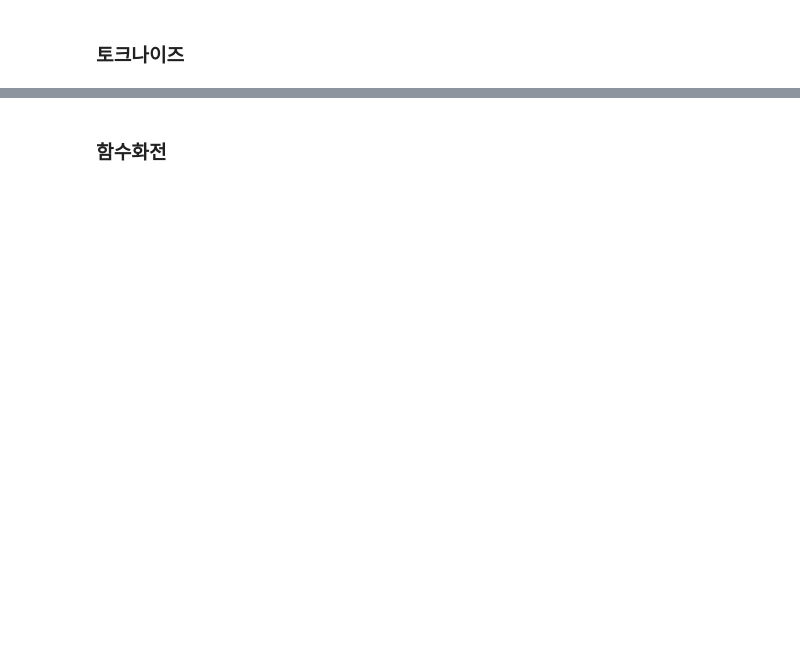
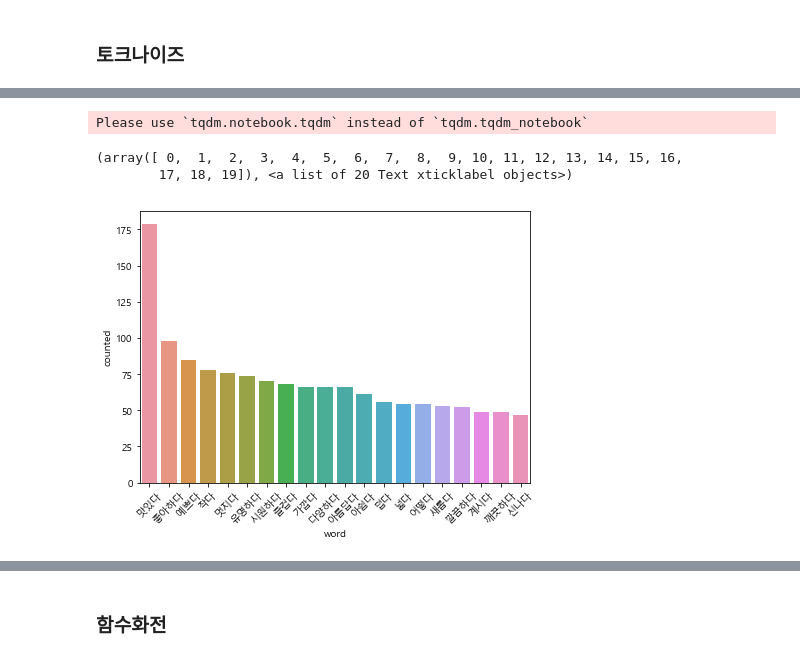
Before and after one commit to starlidust/blogcrawling, a Jupyter notebook: New 함수(no API).ipynb, the cells around one changed output, grey strips where cells are left out. Saved outputs shown, nothing was run; the diff lists cells and outputs as text; code cells hidden in the pictures; blank space fills up the shorter version.

```diff
--- a/New 함수(no API).ipynb
+++ b/New 함수(no API).ipynb
@@ -308,0 +325,35 @@ plt.show()
+# %%
+all_va = []
+VA_ls = []
+
+sw = list(set(['오늘', '시간', '최근', '지난', '관련', '이번', '이날', '현재', '10', '올해', '지난해', '있다', '이상', '기준', '때문',
+               "메뉴", "주문", "강원도", '정도', '도착', '생각', '양양군', '사진', '위치', '라고', '양양', "아침", "저녁", '다음', '우리', '시작', '여기', '이곳', '사람',
+              "이다", "많다","좋다","같다","없다","그렇다","이렇다","아니다","안녕하다","가능하다"]))
+
+for i in tqdm_notebook(range(0,len(crawling_df))):
+    VA_ls = []
+    #어근만 추출
+    pos_text = okt.pos(crawling_df['full_text'][i][0], norm=True, stem=True)
+    for j in range(0,len(pos_text)):
+        if pos_text[j][1] == 'Adjective':
+            text = pos_text[j][0]
+            VA_ls.append(text)
+    clean_va = list(filter(lambda word : (len(word)>1)&(word not in sw),VA_ls))
+    clean_va = list(set(clean_va))
+    all_va.append(clean_va)
+# %% [output]
+Please use `tqdm.notebook.tqdm` instead of `tqdm.tqdm_notebook`
+# %%
+all_va_flatten = [y for x in all_va for y in x]
+# %%
+count_df = pd.Series(all_va_flatten).value_counts().reset_index()
+
+count_df.columns = ['word','counted']
+
+plt.figure(figsize=(7,5))
+sns.barplot(x= 'word', y = 'counted', data = count_df.head(20))
+plt.xticks(rotation = 45)
+# %% [output]
+(array([ 0,  1,  2,  3,  4,  5,  6,  7,  8,  9, 10, 11, 12, 13, 14, 15, 16,
+        17, 18, 19]), <a list of 20 Text xticklabel objects>)
+[figure, added]
```
Also changed, not shown: parts of 54 cells of this notebook, 23 other files.
